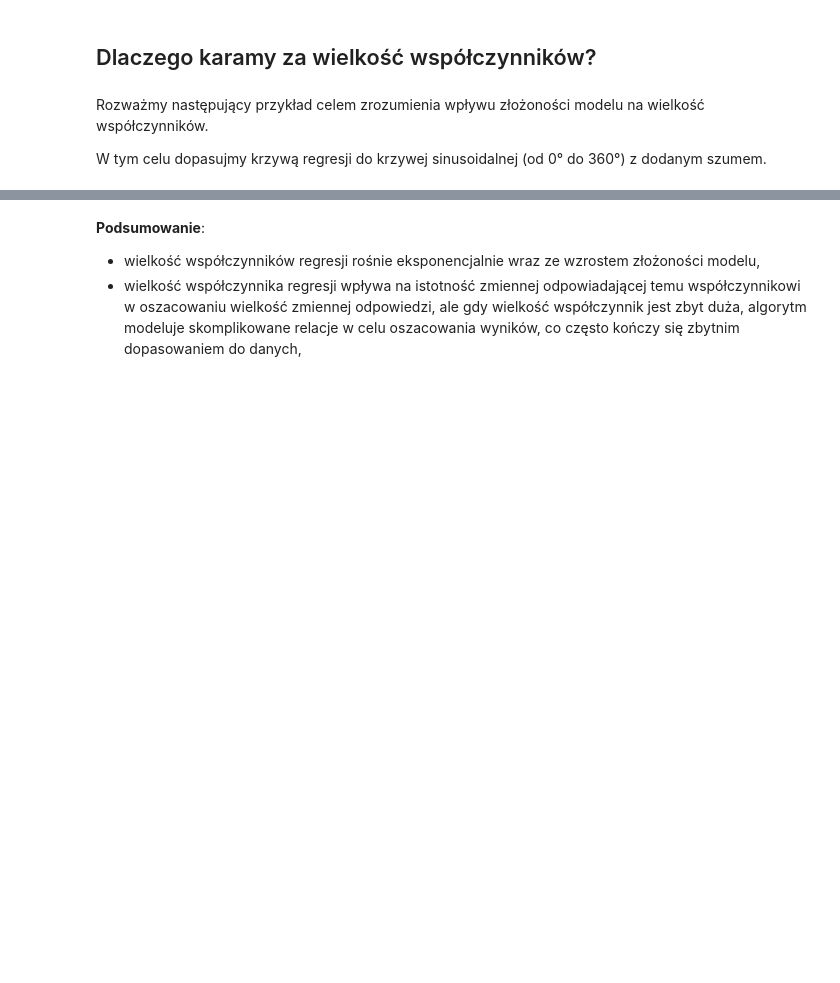
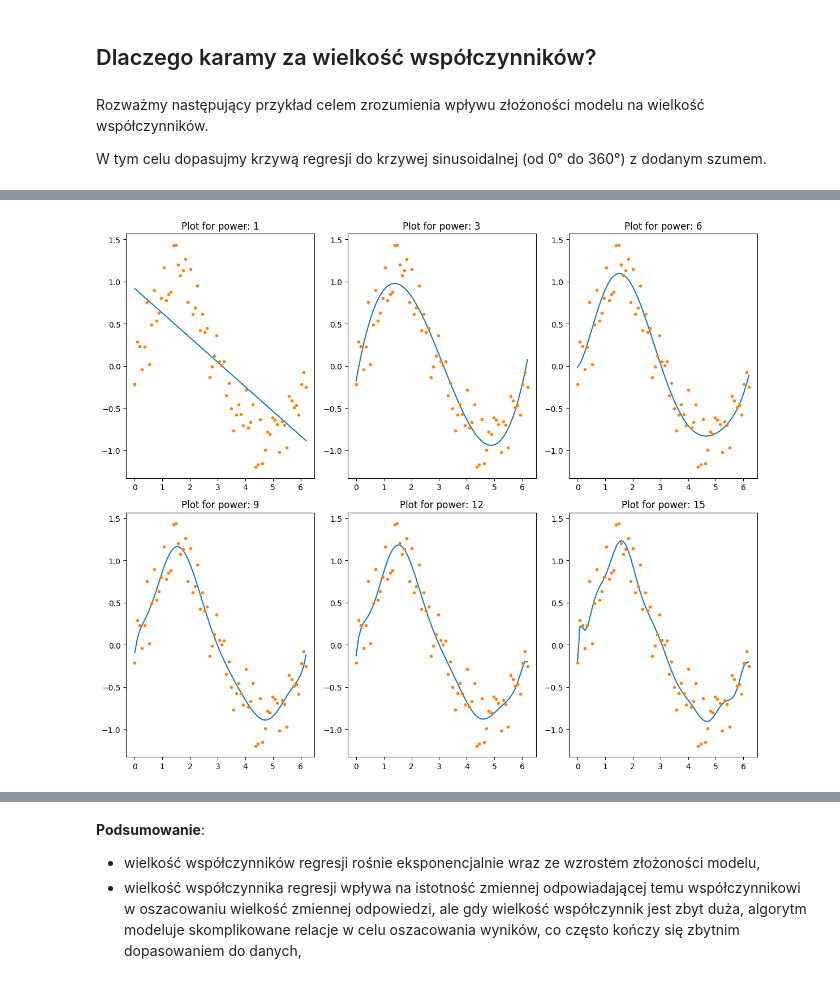
Before and after one commit to RudasKAP/ds08032025regul, a Jupyter notebook: 01_regularyzacja/02_regularyzacja_model_regresji.ipynb, the cells around one changed output, grey strips where cells are left out. Cells and saved outputs as stored; diff of their text form; code cells hidden in the pictures; blank space fills up the shorter version.

```diff
--- a/01_regularyzacja/02_regularyzacja_model_regresji.ipynb
+++ b/01_regularyzacja/02_regularyzacja_model_regresji.ipynb
@@ -42,4 +44,4 @@ W tym celu dopasujmy krzywą regresji do krzywej sinusoidalnej (od 0° do 360°)
 # %%
-# #lambda to taka prosta funkcja, bierze dowolną liczbę argumentów, ale może mieć w sobie tylko jedno wyrażenie
-# rss_fun  = lambda y, y_pred: sum((y_pred-y)**2)
+#lambda to taka prosta funkcja, bierze dowolną liczbę argumentów, ale może mieć w sobie tylko jedno wyrażenie
+rss_fun  = lambda y, y_pred: sum((y_pred-y)**2)
 # %%
@@ -66,11 +68,13 @@ W tym celu dopasujmy krzywą regresji do krzywej sinusoidalnej (od 0° do 360°)
 # %%
-# #rysujemy wykres regresji wielomianowej bez regularyzacji, dla różnych potęg
-# col = ['RSS', 'Intercept'] + ['coef_x_%d' % i for i in range(1, 16)]
-# ind = ['model_pow_%d' % i for i in range(1, 16)]
-# coef_matrix_simple = pd.DataFrame(index=ind, columns=col)
+#rysujemy wykres regresji wielomianowej bez regularyzacji, dla różnych potęg
+col = ['RSS', 'Intercept'] + ['coef_x_%d' % i for i in range(1, 16)]
+ind = ['model_pow_%d' % i for i in range(1, 16)]
+coef_matrix_simple = pd.DataFrame(index=ind, columns=col)
 
-# models_to_plot = {1:231, 3:232, 6:233, 9:234, 12:235, 15:236}
+models_to_plot = {1:231, 3:232, 6:233, 9:234, 12:235, 15:236}
 
-# for i in range(1, 16):
-#     coef_matrix_simple.iloc[i-1, 0:i+2] = linear_regression(X, y, power=i, models_to_plot=models_to_plot)
+for i in range(1, 16):
+    coef_matrix_simple.iloc[i-1, 0:i+2] = linear_regression(X, y, power=i, models_to_plot=models_to_plot)
+# %% [output]
+[figure, added]
 # %%
```
Also changed, not shown: parts of 11 cells of this notebook, 2 other files.
